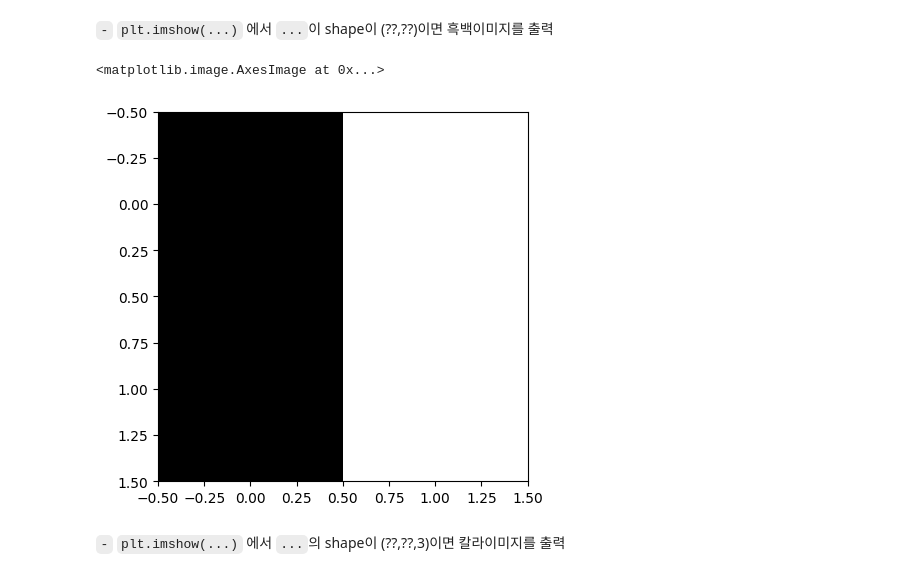
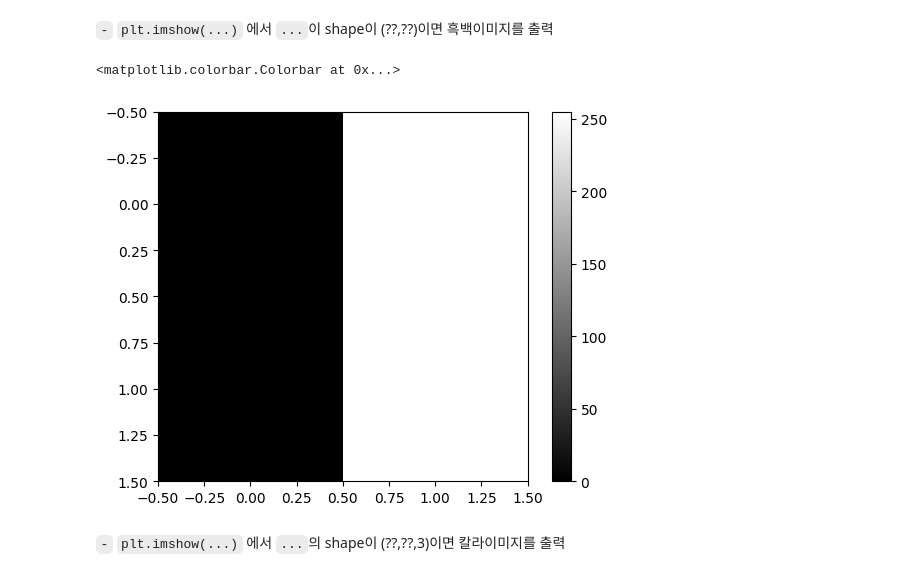
Before and after one commit to KimDoYoung1997/DL2024, a Jupyter notebook: posts/04wk-1.ipynb, the cells around one changed output. Cells and saved outputs as stored; diff of their text form; code cells hidden in the pictures.

```diff
--- a/posts/04wk-1.ipynb
+++ b/posts/04wk-1.ipynb
@@ -607,8 +607,9 @@ plt.imshow(img3.reshape(28,28),cmap="gray")
 `-` `plt.imshow(...)` 에서 `...`이 shape이 (??,??)이면 흑백이미지를 출력
 # %%
 plt.imshow([[0,255],[0,255]],cmap='gray')
+plt.colorbar()
 # %% [output]
-<matplotlib.image.AxesImage at 0x...>
+<matplotlib.colorbar.Colorbar at 0x...>
-[figure, old version]
+[figure, new version]
 # %% [markdown]
 `-` `plt.imshow(...)` 에서 `...`의 shape이 (??,??,3)이면 칼라이미지를 출력
```
Also changed, not shown: parts of 27 cells of this notebook.
